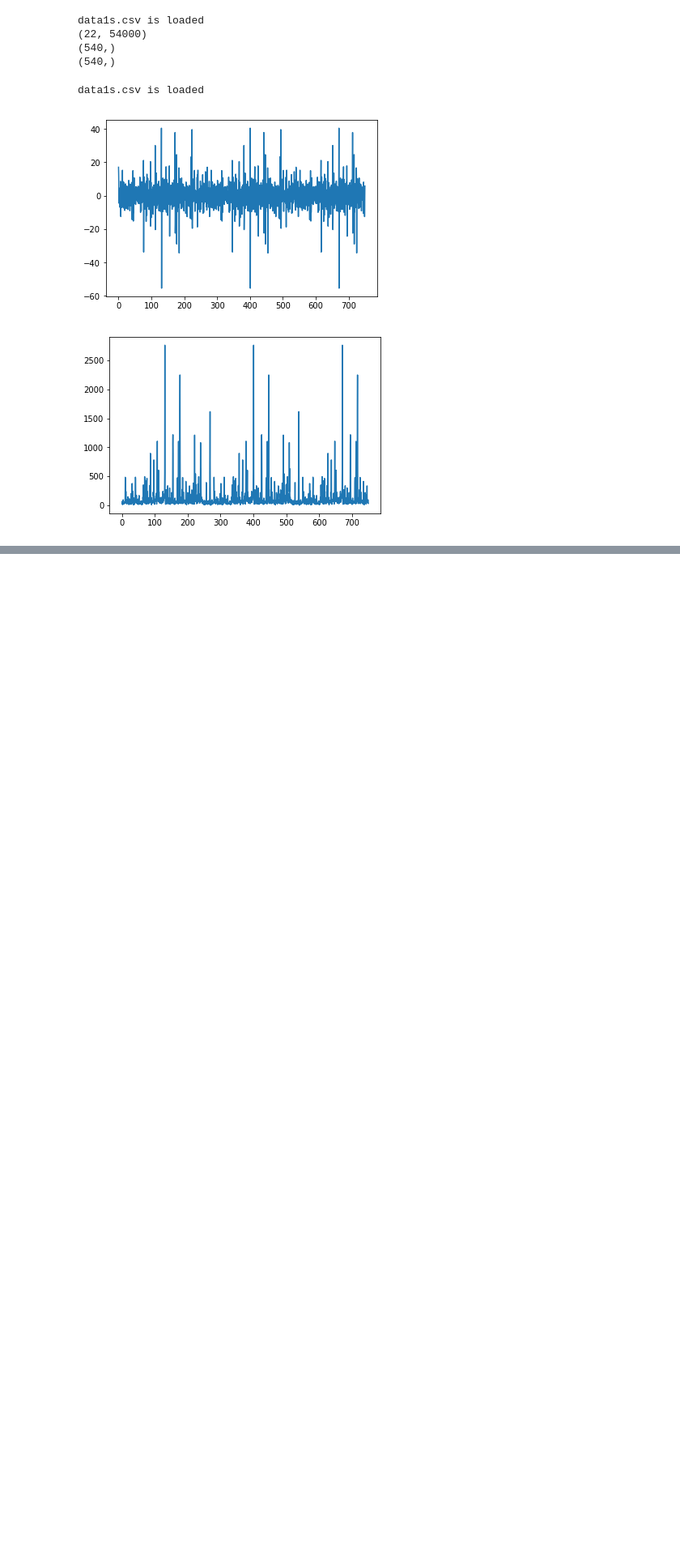
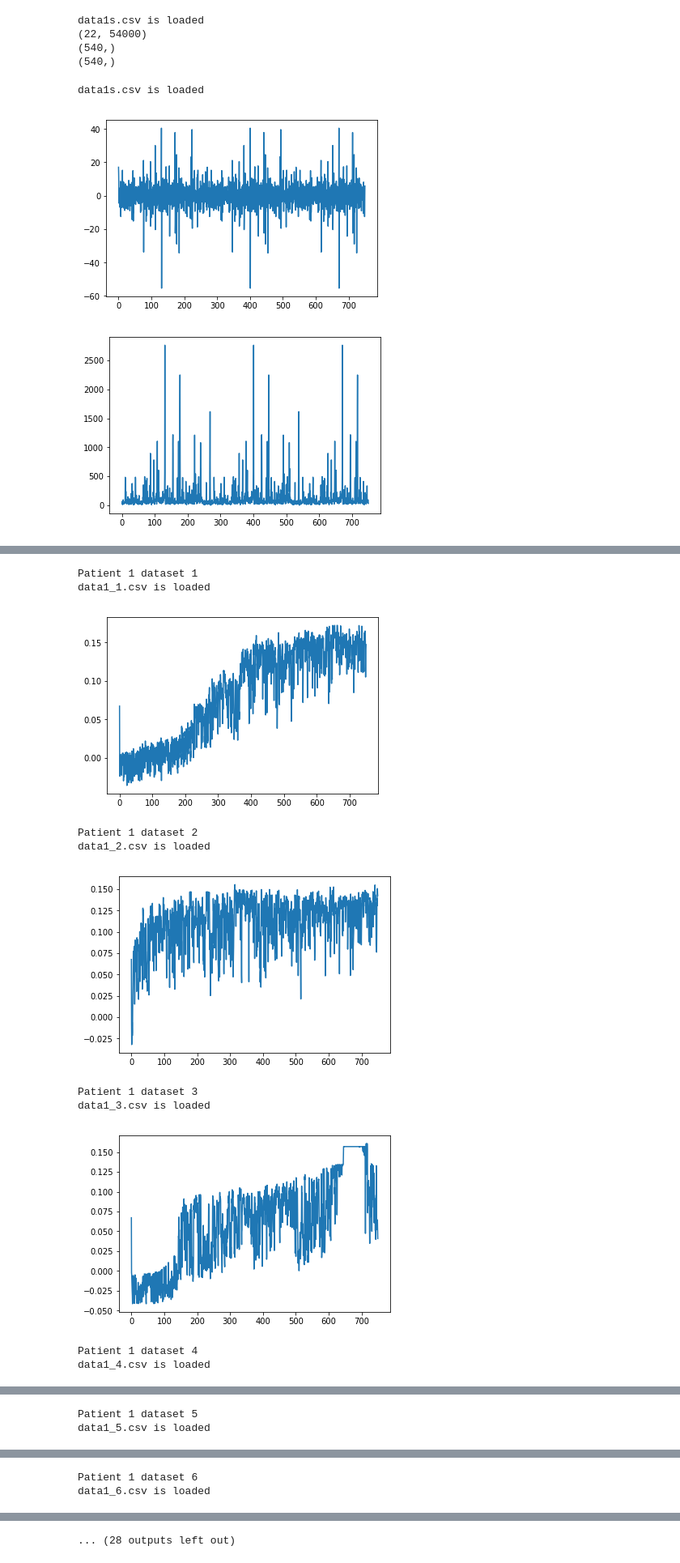
Before and after one commit to maestrojeong/Medical-data-analysis, a Jupyter notebook: rnn_v5_restore.ipynb, the cells around one changed output, grey strips where cells are left out. Shown: that part at 81% size. Saved outputs shown, nothing was run; the diff lists cells and outputs as text; code cells hidden in the pictures; blank space fills up the shorter version.

```diff
--- a/rnn_v5_restore.ipynb
+++ b/rnn_v5_restore.ipynb
@@ -115,0 +171,37 @@ data1s.csv is loaded
+# %%
+seizure_file = open('seizure_times.csv','r',newline='')
+reader = csv.reader(seizure_file,delimiter=',')
+onset_times_temp=[]
+
+for row in reader:
+    onset_times_temp.append(row)
+
+onset_times = []
+total_patient = len(onset_times_temp)
+event_number = np.zeros(total_patient,dtype=np.int32)
+#number of events of (i+1) patient = event_number[i]
+
+for i in range(total_patient):
+    event_number[i] = len(onset_times_temp[i])-1
+# %%
+for i in range(1,total_patient+1):
+    for j in range(1,event_number[i]+1):
+        patient_number = i
+        dataset_number = j
+        print("Patient {} dataset {}".format(patient_number,dataset_number))
+        input_data = test_set_generator2(patient_number, dataset_number)
+        time = time_axis_maker(input_data[0],striding/sampling_rate)
+        plt.plot(time, sess.run(temp_test_outputs, feed_dict = {test_x : input_data}))
+        plt.show()
+# %% [output]
+Patient 1 dataset 1
+data1_1.csv is loaded
+[figure, added]
+Patient 1 dataset 2
+data1_2.csv is loaded
+[figure, added]
+Patient 1 dataset 3
+data1_3.csv is loaded
+[figure, added]
+Patient 1 dataset 4
+data1_4.csv is loaded
@@ -115,0 +209,2 @@ data1s.csv is loaded
+Patient 1 dataset 5
+data1_5.csv is loaded
@@ -115,0 +212,2 @@ data1s.csv is loaded
+Patient 1 dataset 6
+data1_6.csv is loaded
@@ -115,0 +215 @@ data1s.csv is loaded
+... (28 outputs left out)
```
Also changed, not shown: parts of 5 cells of this notebook.
